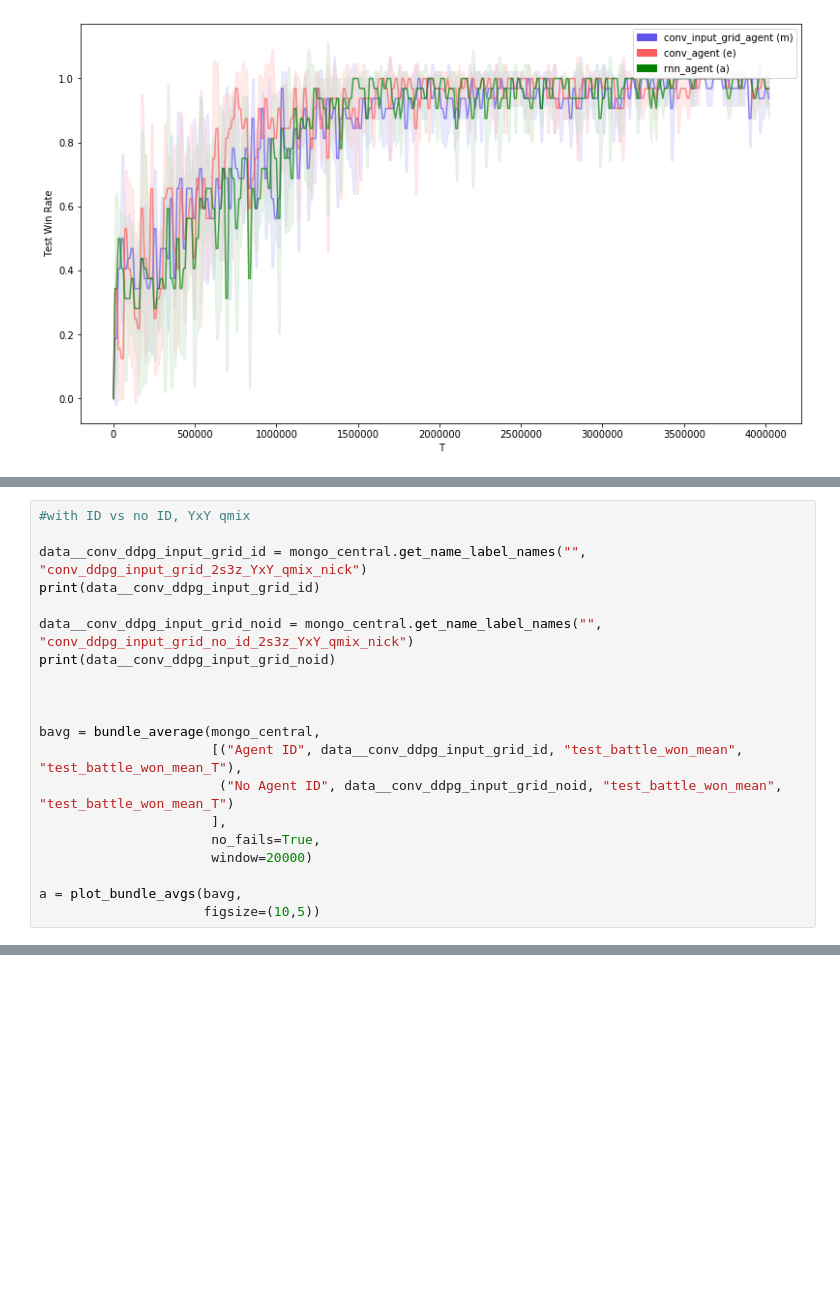
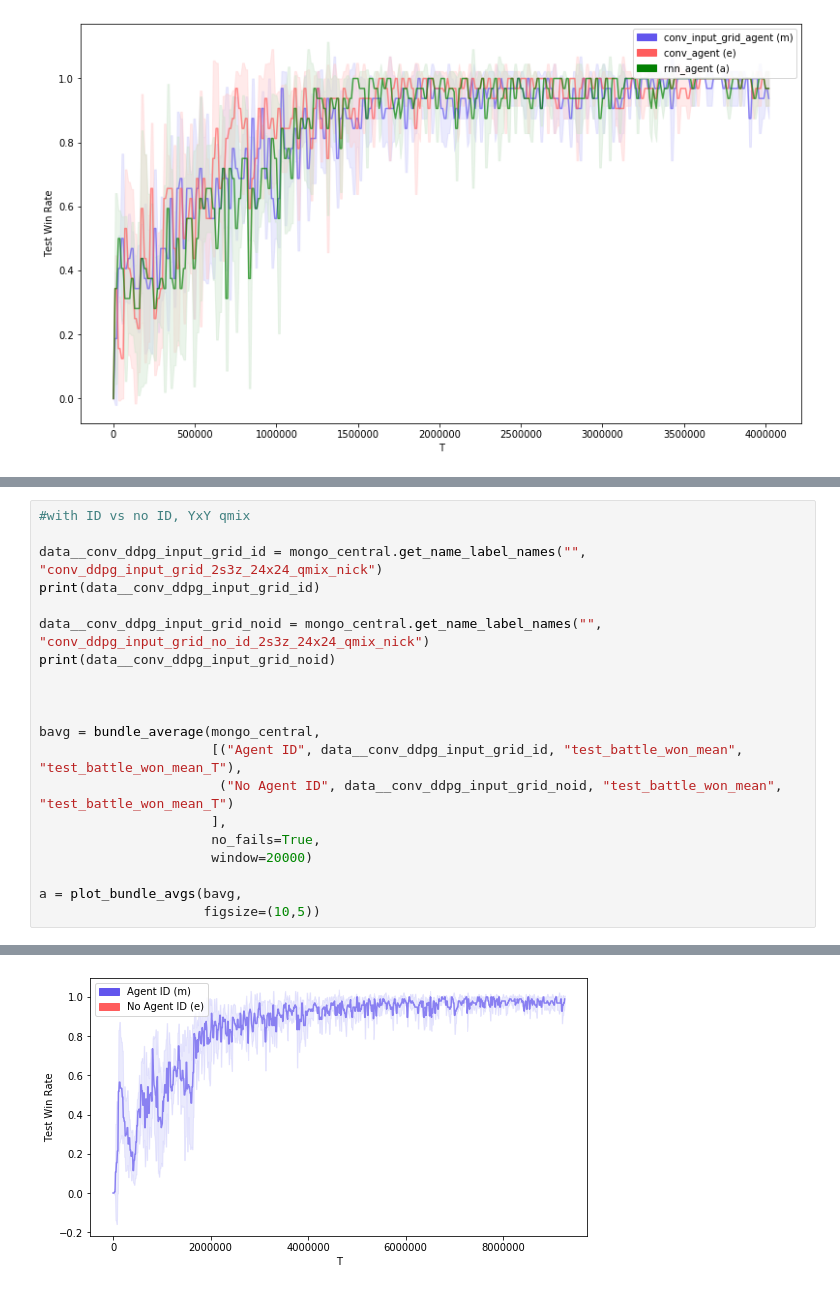
Before and after one commit to nicholasburden/pymarl, a Jupyter notebook: analysis/analysis.ipynb, the cells around one changed output, grey strips where cells are left out. Saved outputs shown, nothing was run; the diff lists cells and outputs as text; blank space fills up the shorter version.

```diff
--- a/analysis/analysis.ipynb
+++ b/analysis/analysis.ipynb
@@ -348,10 +360,10 @@ Property str not available: test_battle_won_mean not in results for run {'name':
 # %%
 #with ID vs no ID, YxY qmix
 
-data__conv_ddpg_input_grid_id = mongo_central.get_name_label_names("", "conv_ddpg_input_grid_2s3z_YxY_qmix_nick")
+data__conv_ddpg_input_grid_id = mongo_central.get_name_label_names("", "conv_ddpg_input_grid_2s3z_24x24_qmix_nick")
 print(data__conv_ddpg_input_grid_id)
 
-data__conv_ddpg_input_grid_noid = mongo_central.get_name_label_names("", "conv_ddpg_input_grid_no_id_2s3z_YxY_qmix_nick")
+data__conv_ddpg_input_grid_noid = mongo_central.get_name_label_names("", "conv_ddpg_input_grid_no_id_2s3z_24x24_qmix_nick")
 print(data__conv_ddpg_input_grid_noid)
 
 
@@ -365,3 +377,4 @@ bavg = bundle_average(mongo_central,
 
 a = plot_bundle_avgs(bavg,
                      figsize=(10,5))
+# %% [output]
@@ -367,0 +398 @@ a = plot_bundle_avgs(bavg,
+[figure, added]
```
Also changed, not shown: parts of 3 cells of this notebook, 1 other file.
